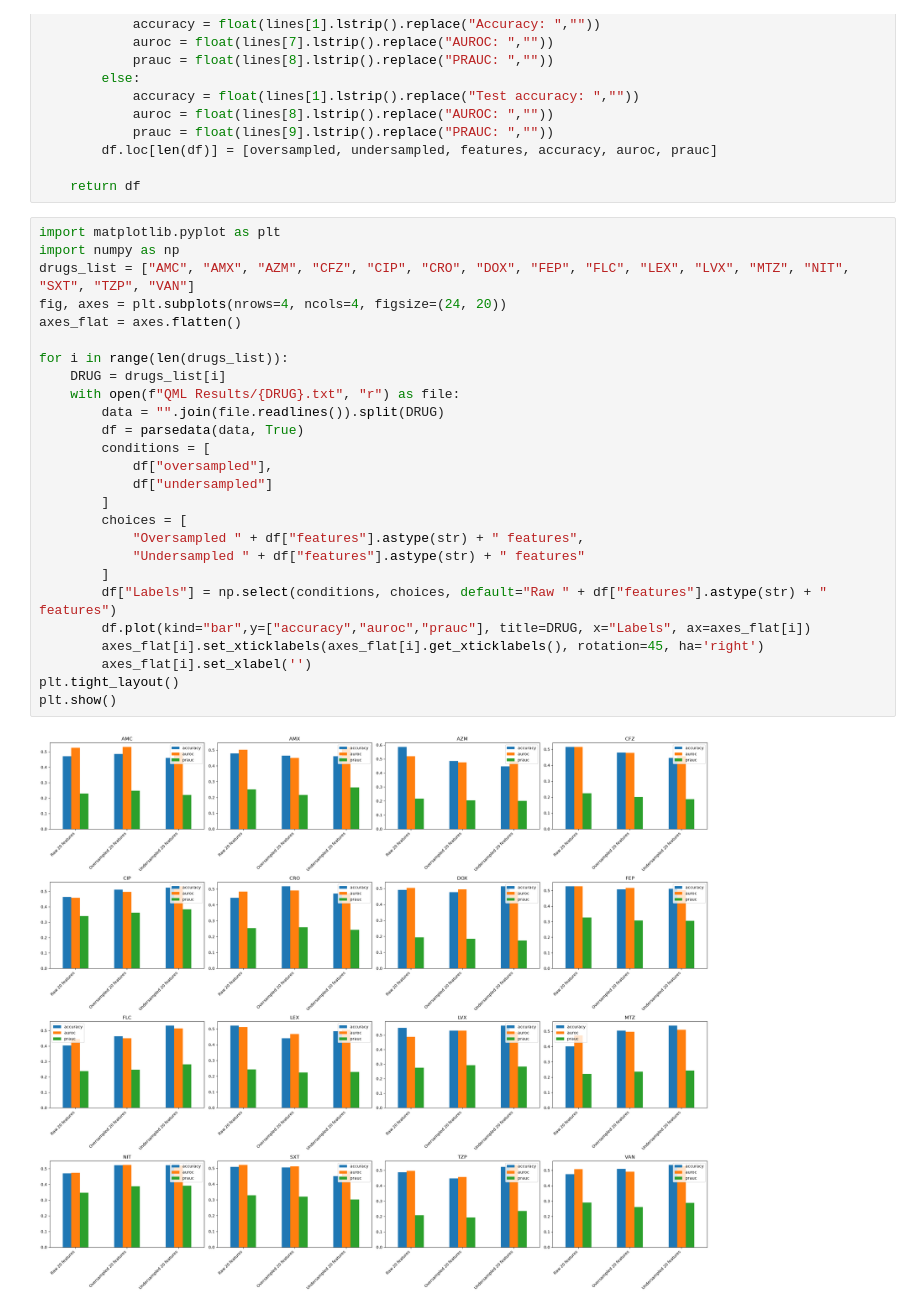
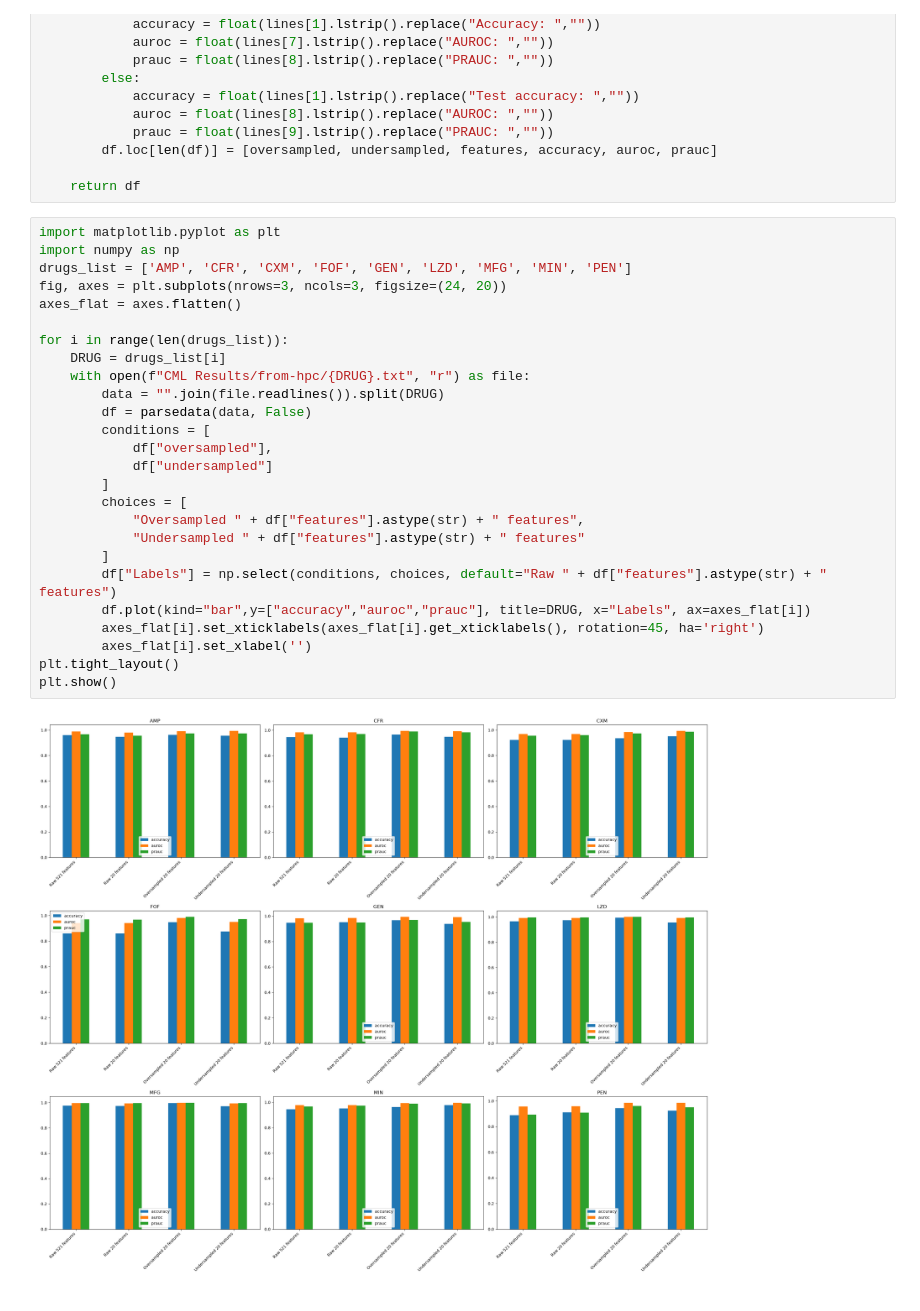
Before and after one commit to renatawong/qml-amr, a Jupyter notebook: visualization.ipynb, the cells around one changed output. Drawn from its saved outputs; the diff is of its cells as text.

```diff
--- a/visualization.ipynb
+++ b/visualization.ipynb
@@ -31,28 +31,28 @@ def parsedata(data, quantum=False):
 # %%
 import matplotlib.pyplot as plt
 import numpy as np
-drugs_list = ["AMC", "AMX", "AZM", "CFZ", "CIP", "CRO", "DOX", "FEP", "FLC", "LEX", "LVX", "MTZ", "NIT", "SXT", "TZP", "VAN"]
-fig, axes = plt.subplots(nrows=4, ncols=4, figsize=(24, 20))
+drugs_list = ['AMP', 'CFR', 'CXM', 'FOF', 'GEN', 'LZD', 'MFG', 'MIN', 'PEN']
+fig, axes = plt.subplots(nrows=3, ncols=3, figsize=(24, 20))
 axes_flat = axes.flatten()
 
 for i in range(len(drugs_list)):
     DRUG = drugs_list[i]
-    with open(f"QML Results/{DRUG}.txt", "r") as file:
+    with open(f"CML Results/from-hpc/{DRUG}.txt", "r") as file:
         data = "".join(file.readlines()).split(DRUG)
-        df = parsedata(data, True)
+        df = parsedata(data, False)
         conditions = [
             df["oversampled"],
             df["undersampled"]
         ]
         choices = [
             "Oversampled " + df["features"].astype(str) + " features",
             "Undersampled " + df["features"].astype(str) + " features"
         ]
         df["Labels"] = np.select(conditions, choices, default="Raw " + df["features"].astype(str) + " features")
         df.plot(kind="bar",y=["accuracy","auroc","prauc"], title=DRUG, x="Labels", ax=axes_flat[i])
         axes_flat[i].set_xticklabels(axes_flat[i].get_xticklabels(), rotation=45, ha='right')
         axes_flat[i].set_xlabel('')
 plt.tight_layout()
 plt.show()
 # %% [output]
-[figure, old version]
+[figure, new version]
```
Also changed, not shown: 17 other files.
